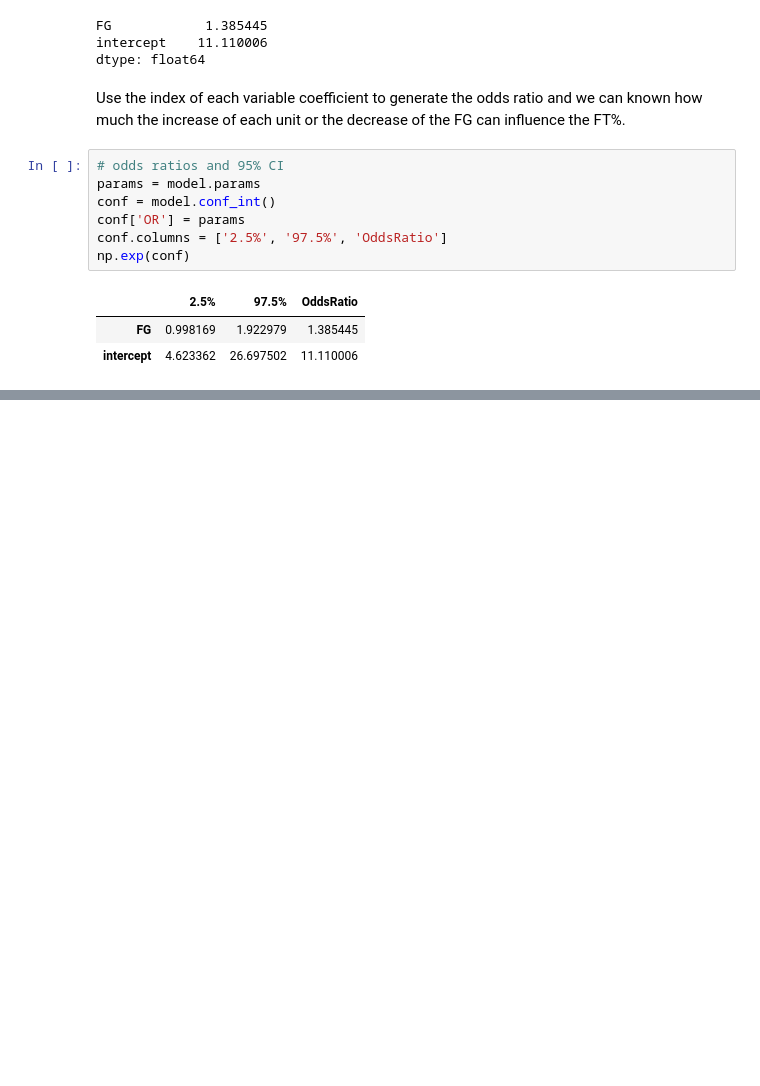
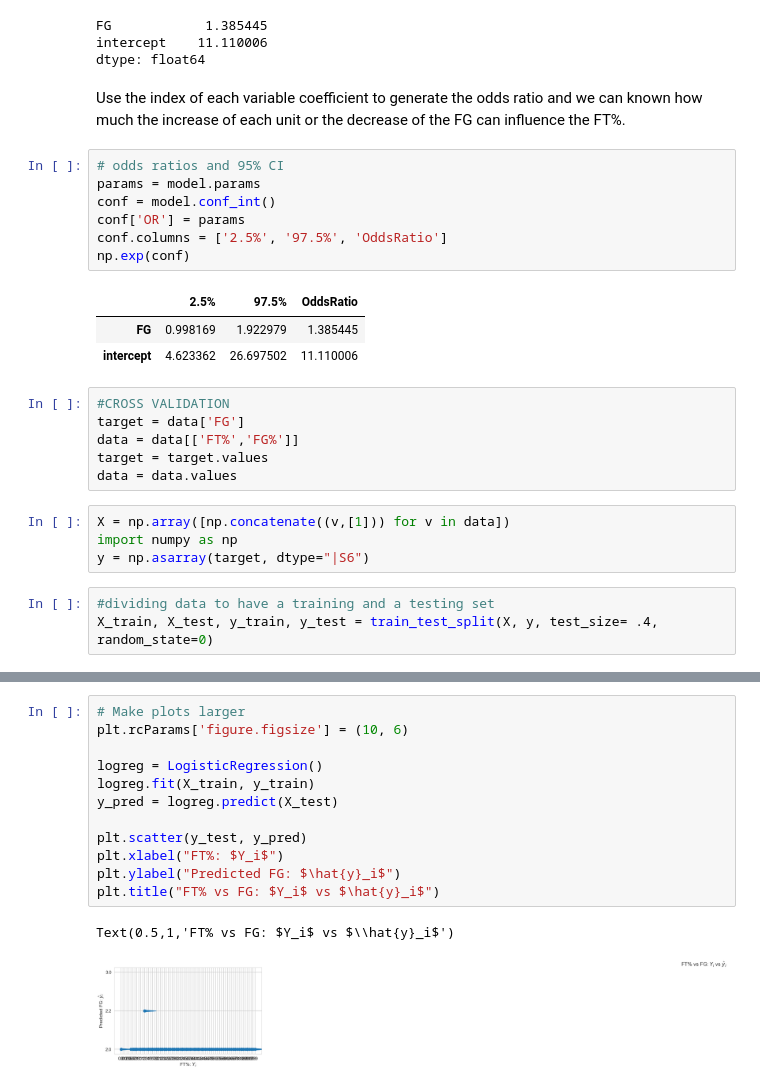
Before and after one commit to ll1195831146/Big-Data-Systems-and-Intelligence-Analytics, a Jupyter notebook: Assignment2/LogisticModel.ipynb, the cells around one changed output, grey strips where cells are left out. Cells and saved outputs as stored; diff of their text form; blank space fills up the shorter version.

```diff
--- a/Assignment2/LogisticModel.ipynb
+++ b/Assignment2/LogisticModel.ipynb
@@ -152,3 +207,16 @@ np.exp(conf)
 |  | 2.5% | 97.5% | OddsRatio |
 | FG | 0.998169 | 1.922979 | 1.385445 |
 | intercept | 4.623362 | 26.697502 | 11.110006 |
+# %%
+#CROSS VALIDATION
+target = data['FG']
+data = data[['FT%','FG%']]
+target = target.values
+data = data.values
+# %%
+X = np.array([np.concatenate((v,[1])) for v in data])
+import numpy as np
+y = np.asarray(target, dtype="|S6")
+# %%
+#dividing data to have a training and a testing set
+X_train, X_test, y_train, y_test = train_test_split(X, y, test_size= .4, random_state=0)
@@ -154,0 +248,15 @@ np.exp(conf)
+# %%
+# Make plots larger
+plt.rcParams['figure.figsize'] = (10, 6)
+
+logreg = LogisticRegression()
+logreg.fit(X_train, y_train)
+y_pred = logreg.predict(X_test)
+
+plt.scatter(y_test, y_pred)
+plt.xlabel("FT%: $Y_i$")
+plt.ylabel("Predicted FG: $\hat{y}_i$")
+plt.title("FT% vs FG: $Y_i$ vs $\hat{y}_i$")
+# %% [output]
+Text(0.5,1,'FT% vs FG: $Y_i$ vs $\\hat{y}_i$')
+[figure, added]
```
Also changed, not shown: parts of 9 cells of this notebook.
